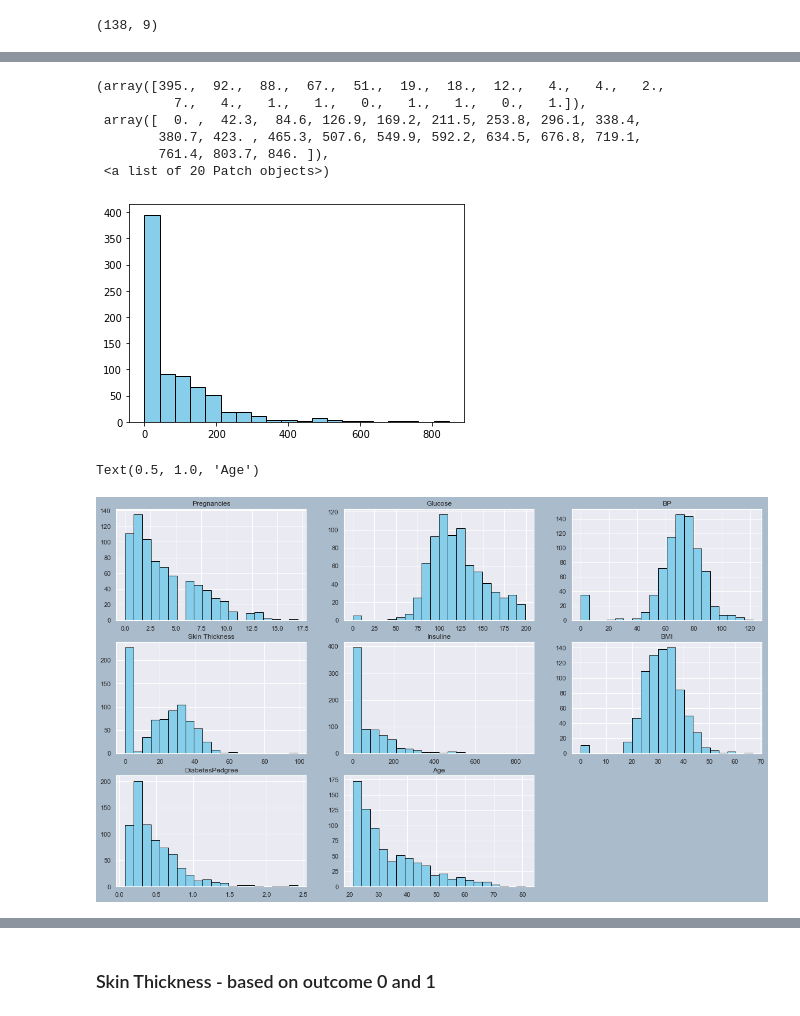
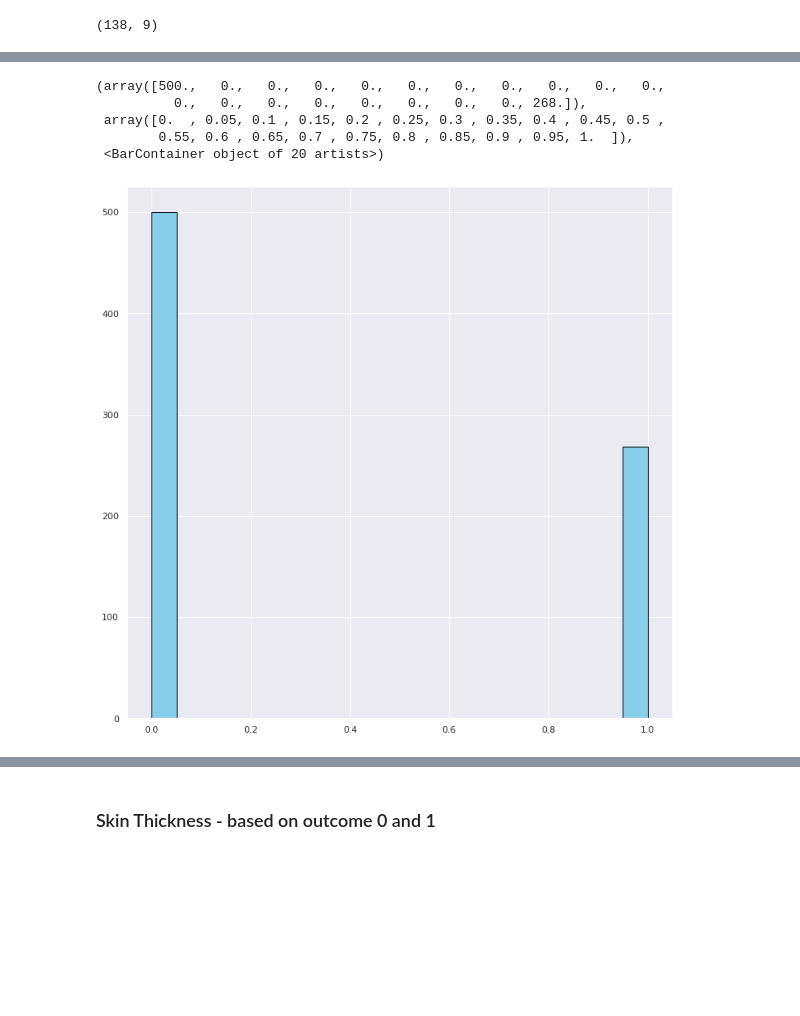
Before and after one commit to VibhuAg/diabetes-prediction, a Jupyter notebook: Final_Project.ipynb, the cells around one changed output, grey strips where cells are left out. Drawn from its saved outputs; the diff is of its cells as text; code cells hidden in the pictures; blank space fills up the shorter version.

```diff
--- a/Final_Project.ipynb
+++ b/Final_Project.ipynb
@@ -84,45 +84,9 @@ sns.set(rc={'figure.figsize':(12,12)})
 # %%
-plt.hist(df['Insulin'], bins = 20, ec="black", color = "skyblue")
+plt.hist(df['Outcome'], bins = 20, ec="black", color = "skyblue")
 # %% [output]
-(array([395.,  92.,  88.,  67.,  51.,  19.,  18.,  12.,   4.,   4.,   2.,
-          7.,   4.,   1.,   1.,   0.,   1.,   1.,   0.,   1.]),
- array([  0. ,  42.3,  84.6, 126.9, 169.2, 211.5, 253.8, 296.1, 338.4,
-        380.7, 423. , 465.3, 507.6, 549.9, 592.2, 634.5, 676.8, 719.1,
-        761.4, 803.7, 846. ]),
- <a list of 20 Patch objects>)
+(array([500.,   0.,   0.,   0.,   0.,   0.,   0.,   0.,   0.,   0.,   0.,
+          0.,   0.,   0.,   0.,   0.,   0.,   0.,   0., 268.]),
+ array([0.  , 0.05, 0.1 , 0.15, 0.2 , 0.25, 0.3 , 0.35, 0.4 , 0.45, 0.5 ,
+        0.55, 0.6 , 0.65, 0.7 , 0.75, 0.8 , 0.85, 0.9 , 0.95, 1.  ]),
+ <BarContainer object of 20 artists>)
-[figure, old version]
+[figure, new version]
-# %%
-fig = plt.figure(figsize=(20,12))
-grid = fig.add_gridspec(3,3)
-
-f1 = fig.add_subplot(grid[0,0])
-f2 = fig.add_subplot(grid[0,1])
-f3 = fig.add_subplot(grid[0,2])
-f4 = fig.add_subplot(grid[1,0])
-f5 = fig.add_subplot(grid[1,1])
-f6 = fig.add_subplot(grid[1,2])
-f7 = fig.add_subplot(grid[2,0])
-f8 = fig.add_subplot(grid[2,1])
-
-
-fig.patch.set_facecolor("#aabbcc")
-
-f1.hist(df['Pregnancies'], bins = 20, ec="black", color = "skyblue")
-f1.set_title("Pregnancies")
-f2.hist(df['Glucose'], bins = 20, ec="black", color = "skyblue")
-f2.set_title("Glucose")
-f3.hist(df['BloodPressure'], bins = 20, ec="black", color = "skyblue")
-f3.set_title("BP")
-f4.hist(df['SkinThickness'], bins = 20, ec="black", color = "skyblue")
-f4.set_title("Skin Thickness")
-f5.hist(df['Insulin'], bins = 20, ec="black", color = "skyblue")
-f5.set_title("Insuline")
-f6.hist(df['BMI'], bins = 20, ec="black", color = "skyblue")
-f6.set_title("BMI")
-f7.hist(df['DiabetesPedigreeFunction'], bins = 20, ec="black", color = "skyblue")
-f7.set_title("DiabetesPedgree")
-f8.hist(df['Age'], bins = 20, ec="black", color = "skyblue")
-f8.set_title("Age")
-# %% [output]
-Text(0.5, 1.0, 'Age')
-[figure, removed]
```
Also changed, not shown: parts of 40 cells of this notebook.
